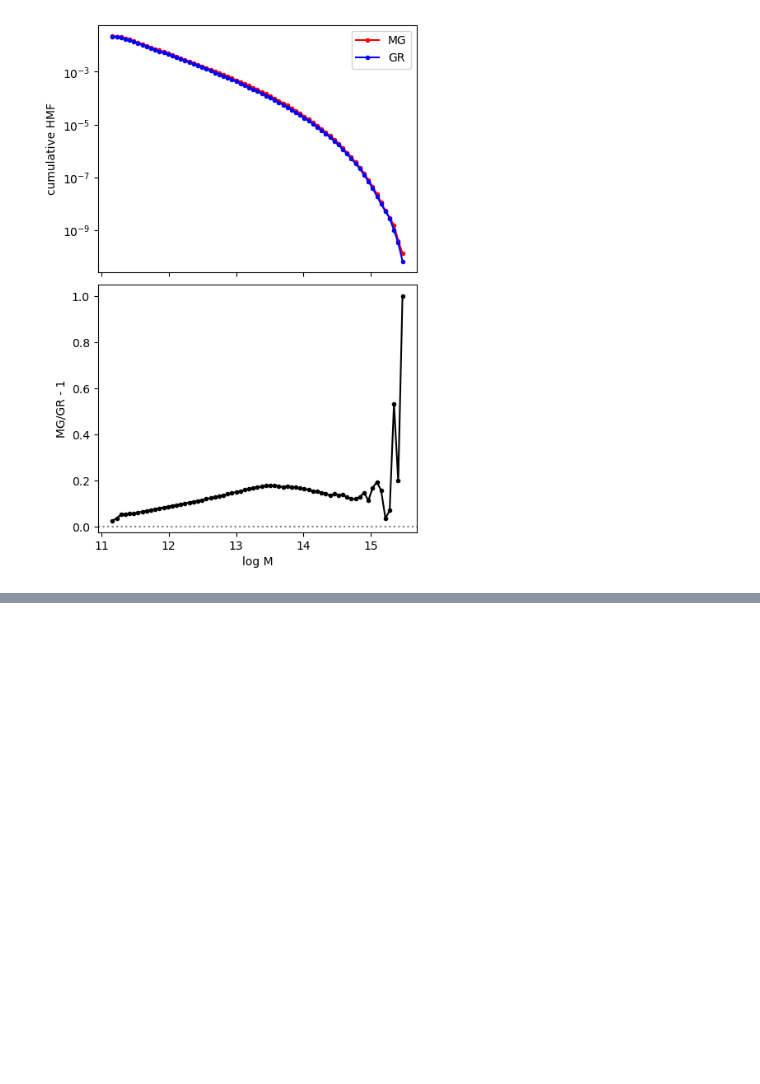
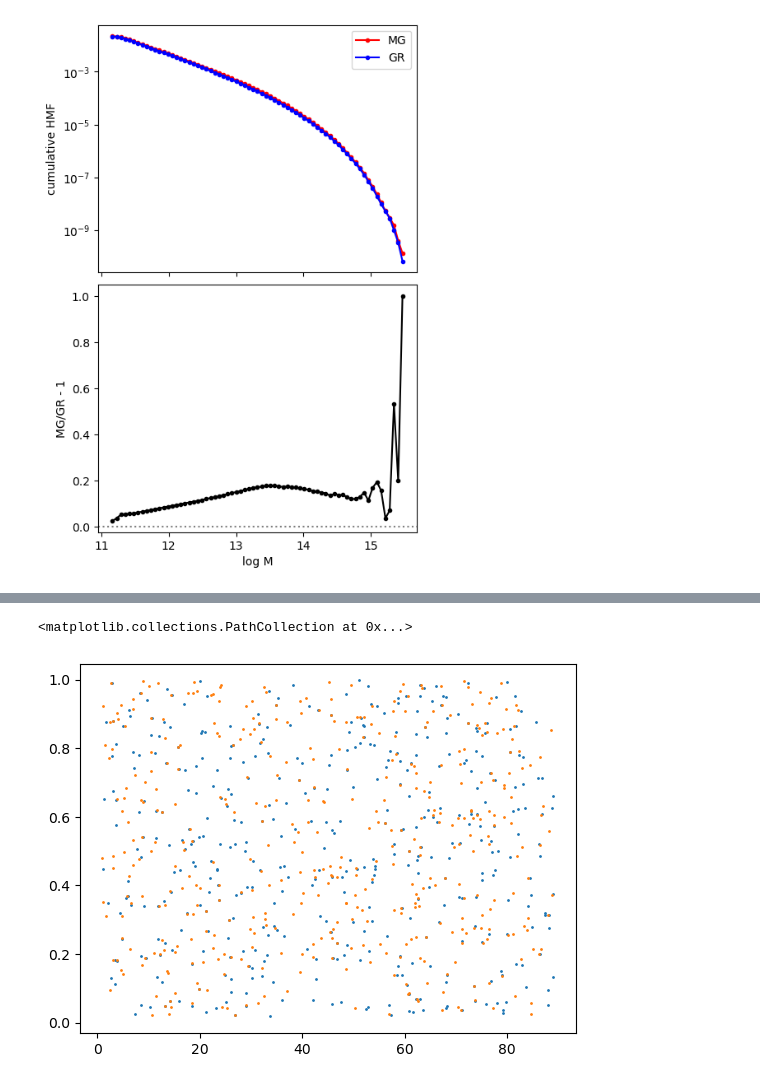
Before and after one commit to francaporaso/modified_gravity, a Jupyter notebook: tests.ipynb, the cells around one changed output, grey strips where cells are left out. Saved outputs shown, nothing was run; the diff lists cells and outputs as text; code cells hidden in the pictures; blank space fills up the shorter version.

```diff
--- a/tests.ipynb
+++ b/tests.ipynb
@@ -268,0 +377,19 @@ Text(0.5, 0, 'log M')
+# %%
+L_lcdm,_,nv_lcdm = lenscat_load(10.0, 11.0, 0.2, 0.25, -1.0, 0.0, -1.0, 100.0,
+                 flag=2.0, lensname="voids_LCDM_09.dat",
+                 split=False, NSPLITS=1,
+                 octant=True)
+
+L_fr,_,nv_fr = lenscat_load(10.0, 11.0, 0.2, 0.25, -1.0, 0.0, -1.0, 100.0,
+                 flag=2.0, lensname="voids_fR_09.dat",
+                 split=False, NSPLITS=1,
+                 octant=True)
+# %%
+plt.scatter(L_lcdm[1],np.sin(np.pi*L_lcdm[2]/180.0),
+           s=1)
+
+plt.scatter(L_fr[1],np.sin(np.pi*L_fr[2]/180.0),
+           s=1)
+# %% [output]
+<matplotlib.collections.PathCollection at 0x...>
+[figure, added]
```
Also changed, not shown: parts of 8 cells of this notebook.
